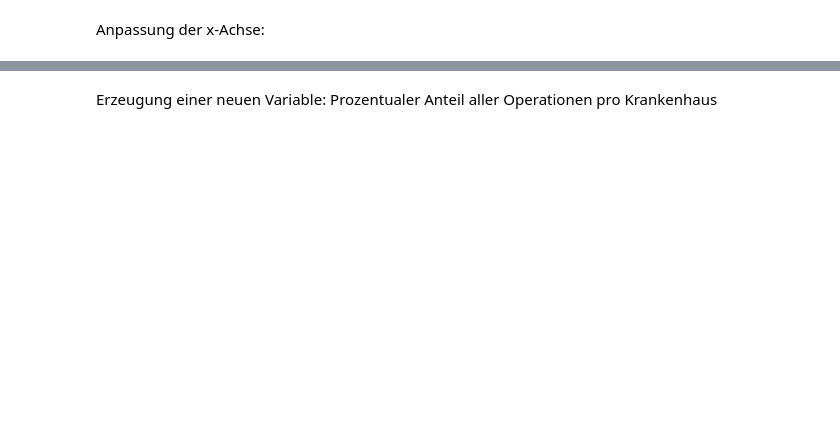
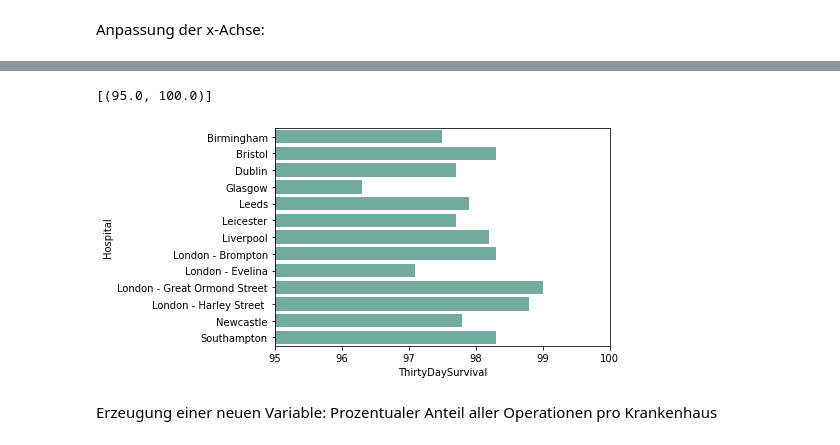
Before and after one commit to kirenz/statistik-fallstudien, a Jupyter notebook: 01-1-child-heart-survival.ipynb, the cells around one changed output, grey strips where cells are left out. Saved outputs shown, nothing was run; the diff lists cells and outputs as text; code cells hidden in the pictures; blank space fills up the shorter version.

```diff
--- a/01-1-child-heart-survival.ipynb
+++ b/01-1-child-heart-survival.ipynb
@@ -109,3 +109,14 @@ g.set(xlim=(86, 100))
+# %%
+g = sns.barplot(
+    data=df,
+    x="ThirtyDaySurvival",
+    y="Hospital",
+    color='#69b3a2')
+
+g.set(xlim=(95, 100))
+# %% [output]
+[(95.0, 100.0)]
+[figure, added]
 # %% [markdown]
 Erzeugung einer neuen Variable: Prozentualer Anteil aller Operationen pro Krankenhaus
 # %%
```
Also changed, not shown: parts of 4 cells of this notebook.
